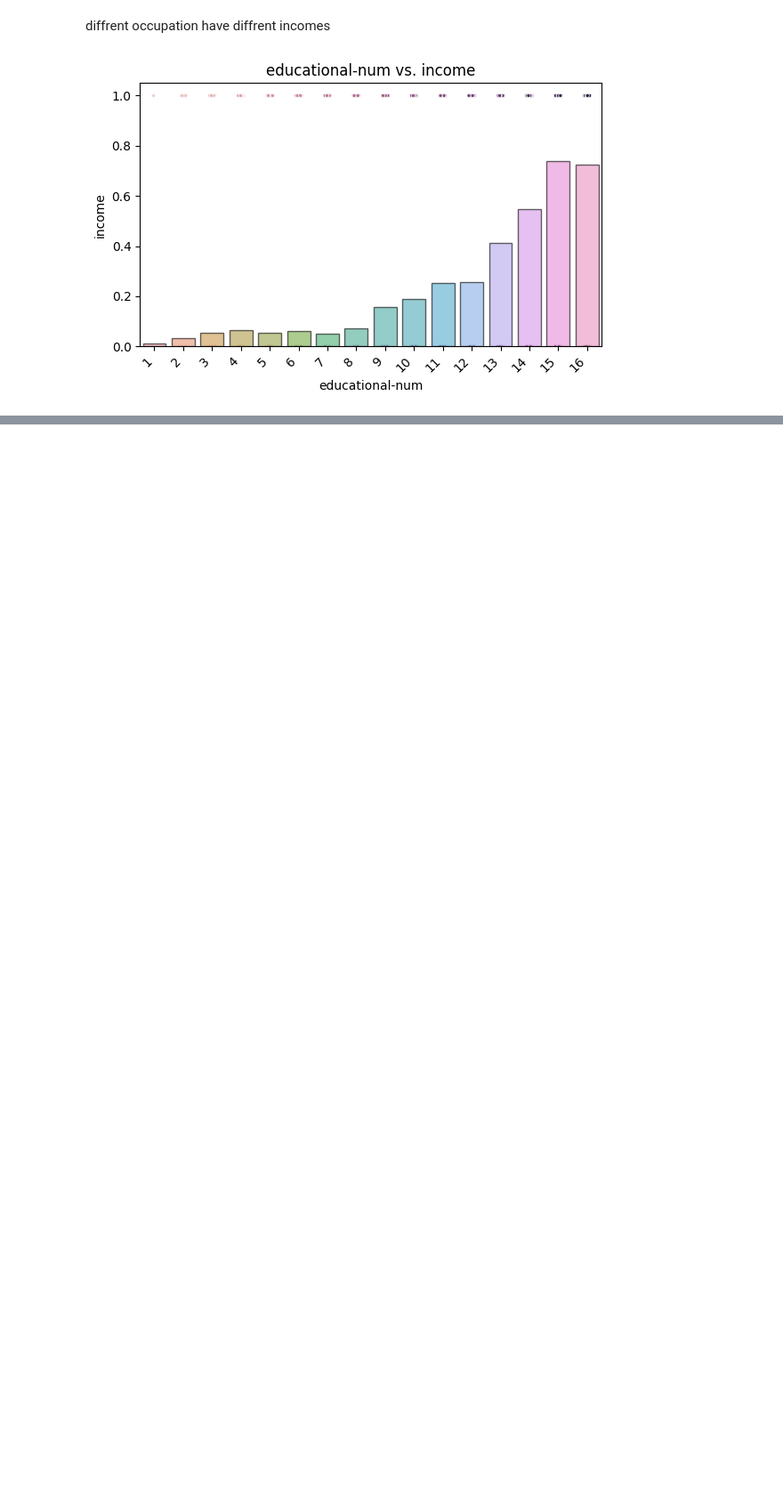
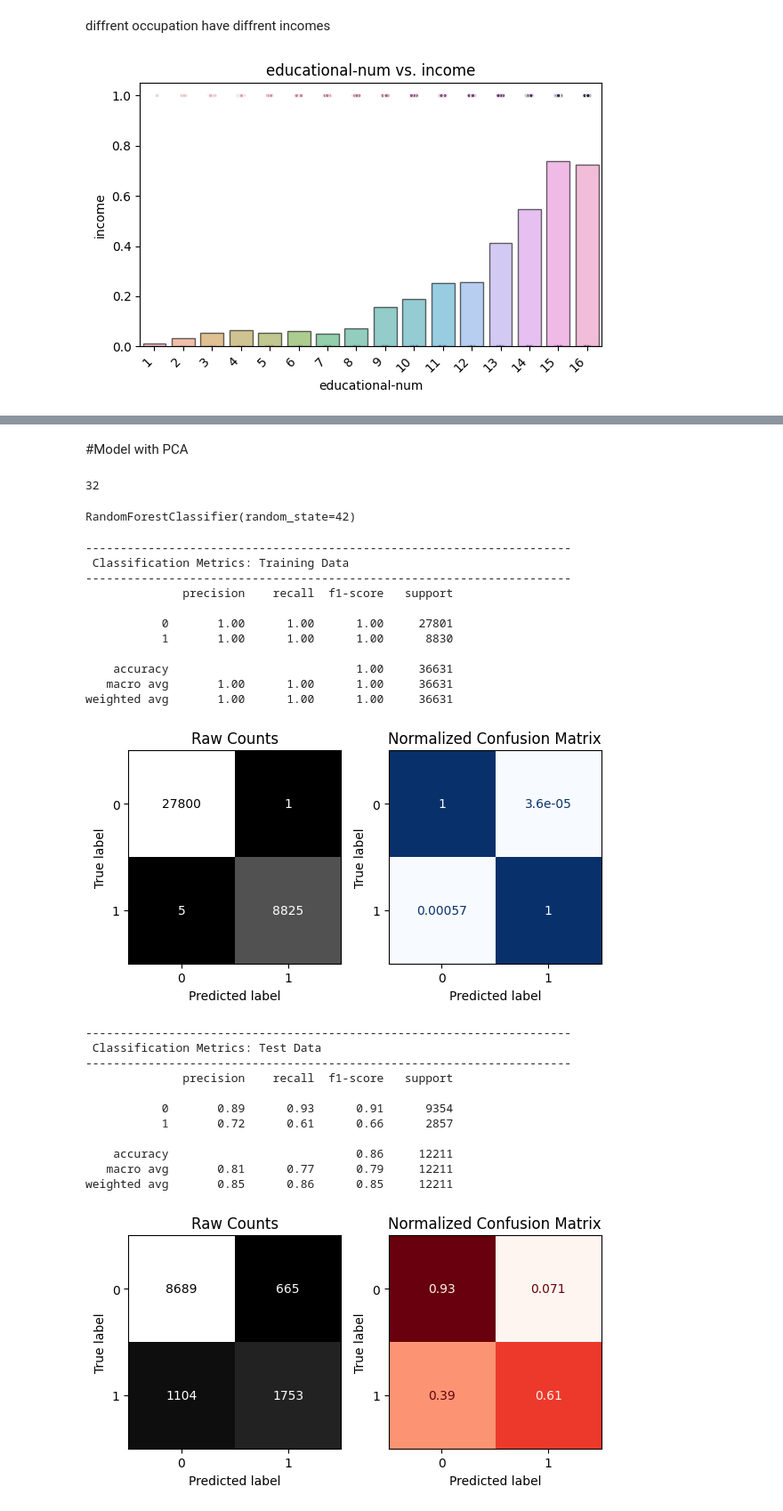
Before and after one commit to Raninth/Adult_income, a Jupyter notebook: Project_4.ipynb, the cells around one changed output, grey strips where cells are left out. Shown at 89% size. Saved outputs shown, nothing was run; the diff lists cells and outputs as text; code cells hidden in the pictures; blank space fills up the shorter version.

```diff
--- a/Project_4.ipynb
+++ b/Project_4.ipynb
@@ -680,0 +786,3 @@ fig, ax = plot_categorical_vs_target(df, x='educational-num')
+# %%
+X_train_tf = preprocessor.fit_transform(X_train)
+X_test_tf =  preprocessor.transform(X_test)
@@ -680,0 +799,2 @@ fig, ax = plot_categorical_vs_target(df, x='educational-num')
+# %% [markdown]
+#Model with PCA
@@ -680,0 +803,44 @@ fig, ax = plot_categorical_vs_target(df, x='educational-num')
+# %%
+pca95 = PCA(n_components=.95)
+# fit and transform on training data
+X_train_pca95 = pca95.fit_transform(X_train_tf)
+# transform test data
+X_test_pca95 = pca95.transform(X_test_tf)
+# obtain the number of PCs used
+pca95.n_components_
+# %% [output]
+32
+# %%
+rf = RandomForestClassifier(random_state = 42)
+# %%
+# Fit the model on the training data
+rf.fit(X_train_pca95, y_train)
+# %% [output]
+RandomForestClassifier(random_state=42)
+# %%
+evaluate_classification(rf, X_train_pca95,y_train, X_test_pca95, y_test)
+# %% [output]
+----------------------------------------------------------------------
+ Classification Metrics: Training Data
+----------------------------------------------------------------------
+              precision    recall  f1-score   support
+
+           0       1.00      1.00      1.00     27801
+           1       1.00      1.00      1.00      8830
+
+    accuracy                           1.00     36631
+   macro avg       1.00      1.00      1.00     36631
+weighted avg       1.00      1.00      1.00     36631
+[figure, added]
+----------------------------------------------------------------------
+ Classification Metrics: Test Data
+----------------------------------------------------------------------
+              precision    recall  f1-score   support
+
+           0       0.89      0.93      0.91      9354
+           1       0.72      0.61      0.66      2857
+
+    accuracy                           0.86     12211
+   macro avg       0.81      0.77      0.79     12211
+weighted avg       0.85      0.86      0.85     12211
+[figure, added]
```
Also changed, not shown: parts of 45 cells of this notebook.
